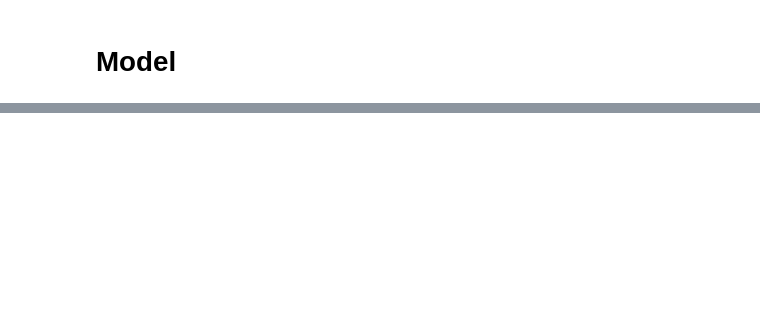
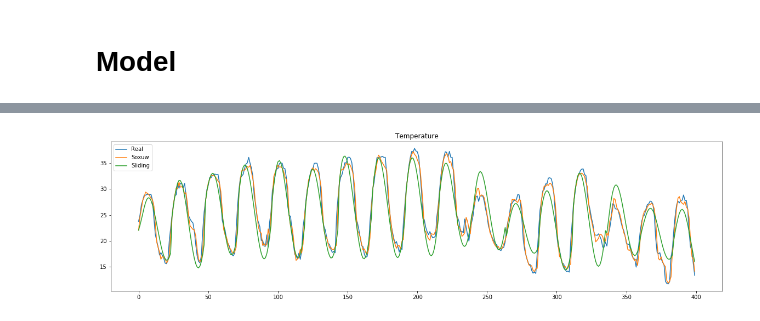
Before and after one commit to agayev169/weather_forecast, a Jupyter notebook: lstm_weather.ipynb, the cells around one changed output, grey strips where cells are left out. Cells and saved outputs as stored; diff of their text form; code cells hidden in the pictures; blank space fills up the shorter version.

```diff
--- a/lstm_weather.ipynb
+++ b/lstm_weather.ipynb
@@ -5,7 +8,7 @@ from collections import deque
 # %%
 # constants used in pre-processing
 
-TEMP_COEF = 50
+TEMP_COEF = 80
 
 PRESS_SHIFT = 1000
 PRESS_COEF = 100
@@ -15,6 +18,7 @@ TIME_ZERO = pd.Timestamp('1970-01-01 00:00:00')
 TIME_DELTA = '1h'
 
 SEQ_LENGTH = 48
+TO_PREDICT = 24
 PERIOD_TO_PREDICT = 1
 # %%
  # functions for cleaning the data
@@ -218 +363,15 @@ batch_size = 128
+# %%
+plt.figure(figsize=(20, 5))
+
+plt.plot(real_temp, label="Real")
+
+plt.plot(output_temp1, label="Soxuw")
+
+plt.plot(output_temp2, label="Sliding")
+
+plt.title("Temperature")
+plt.legend(loc='upper left')
+plt.show()
+# %% [output]
+[figure, added]
 # %%
```
Also changed, not shown: parts of 11 cells of this notebook.
